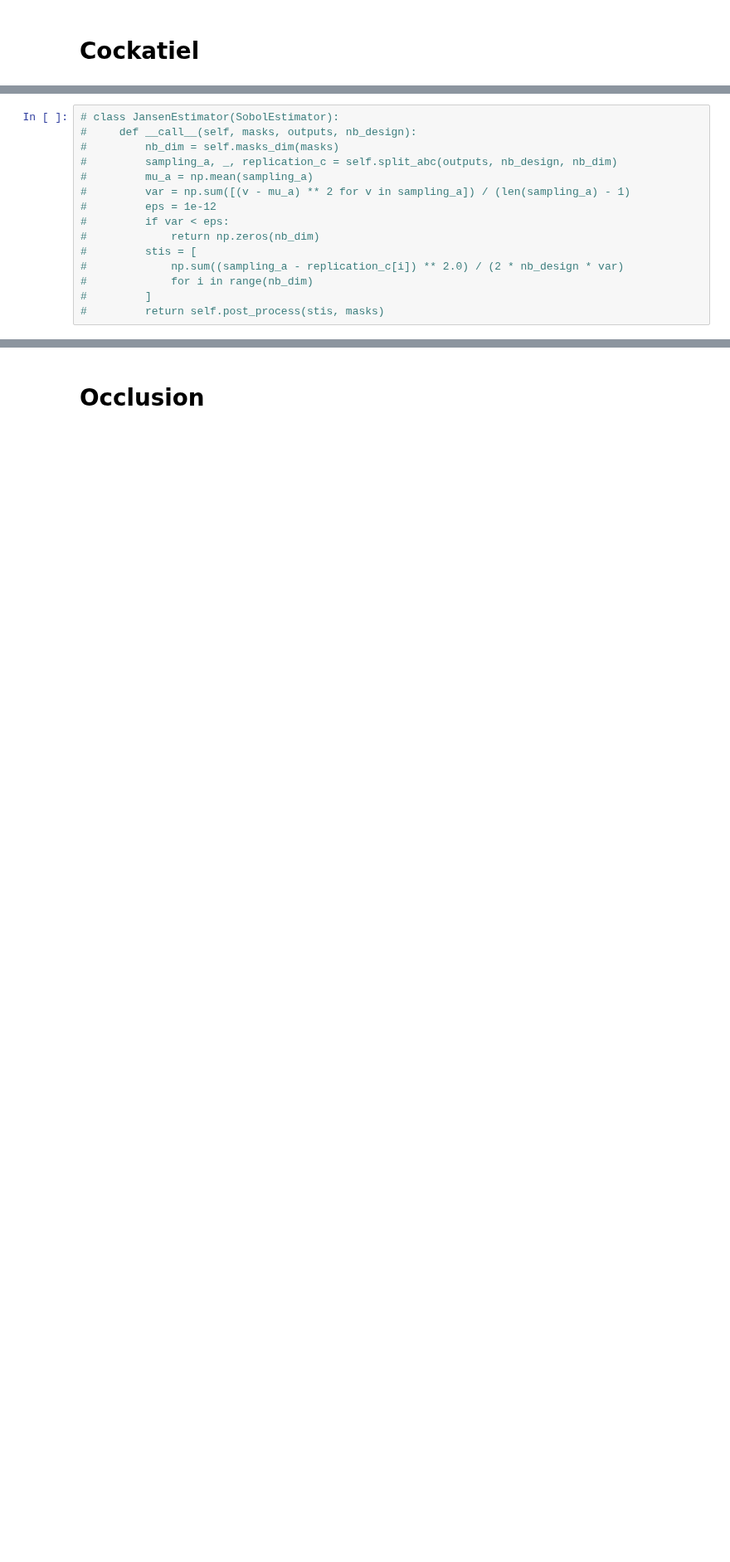
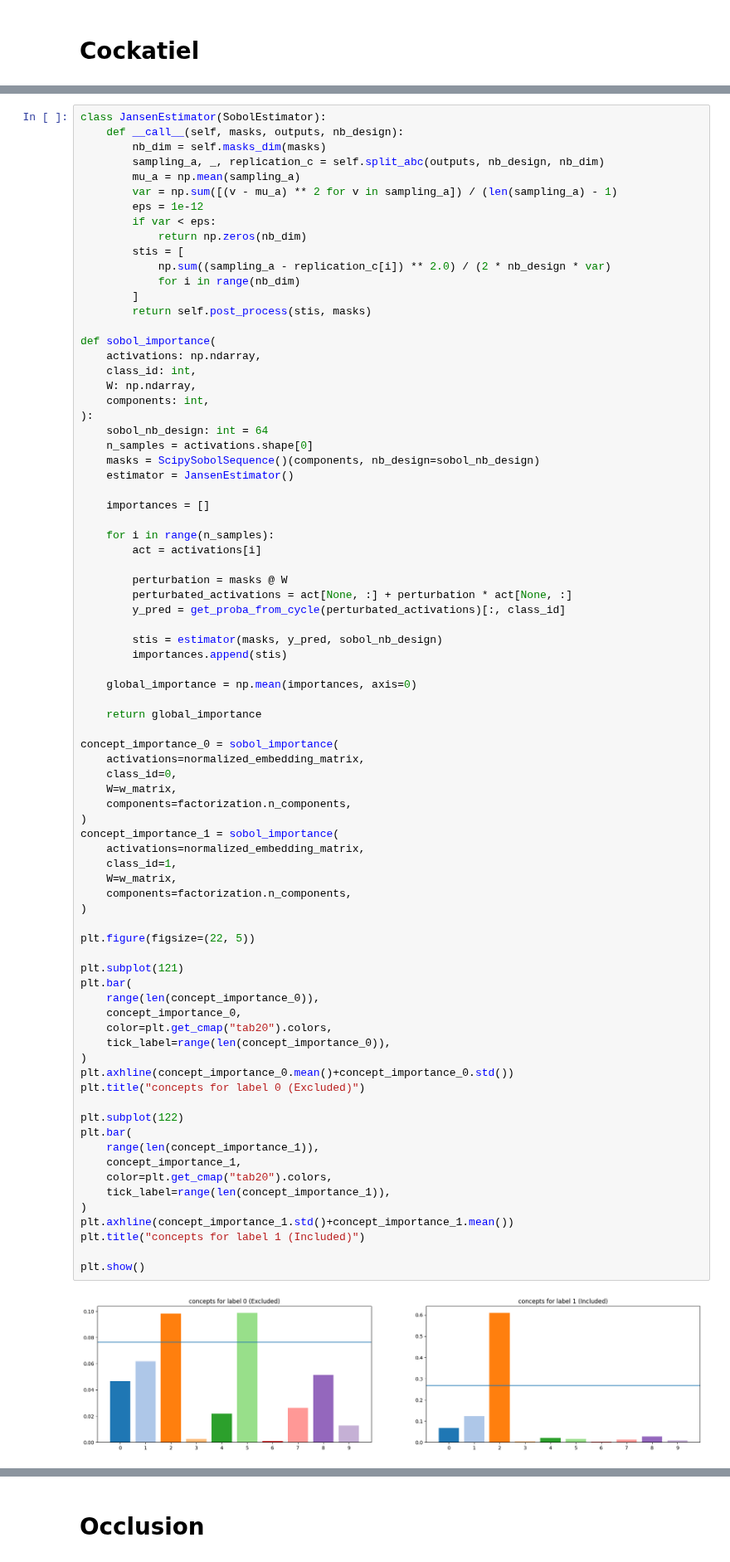
Before and after one commit to jteijema/ASR-XAI, a Jupyter notebook: ASRXAI.ipynb, the cells around one changed output, grey strips where cells are left out. Shown at 83% size. Cells and saved outputs as stored; diff of their text form; blank space fills up the shorter version.

```diff
--- a/ASRXAI.ipynb
+++ b/ASRXAI.ipynb
@@ -98,15 +107,81 @@ n_components = 15
 # %%
-# class JansenEstimator(SobolEstimator):
-#     def __call__(self, masks, outputs, nb_design):
-#         nb_dim = self.masks_dim(masks)
-#         sampling_a, _, replication_c = self.split_abc(outputs, nb_design, nb_dim)
-#         mu_a = np.mean(sampling_a)
-#         var = np.sum([(v - mu_a) ** 2 for v in sampling_a]) / (len(sampling_a) - 1)
-#         eps = 1e-12
-#         if var < eps:
-#             return np.zeros(nb_dim)
-#         stis = [
-#             np.sum((sampling_a - replication_c[i]) ** 2.0) / (2 * nb_design * var)
-#             for i in range(nb_dim)
-#         ]
-#         return self.post_process(stis, masks)
+class JansenEstimator(SobolEstimator):
+    def __call__(self, masks, outputs, nb_design):
+        nb_dim = self.masks_dim(masks)
+        sampling_a, _, replication_c = self.split_abc(outputs, nb_design, nb_dim)
+        mu_a = np.mean(sampling_a)
+        var = np.sum([(v - mu_a) ** 2 for v in sampling_a]) / (len(sampling_a) - 1)
+        eps = 1e-12
+        if var < eps:
+            return np.zeros(nb_dim)
+        stis = [
+            np.sum((sampling_a - replication_c[i]) ** 2.0) / (2 * nb_design * var)
+            for i in range(nb_dim)
+        ]
+        return self.post_process(stis, masks)
+
+def sobol_importance(
+    activations: np.ndarray,
+    class_id: int,
+    W: np.ndarray,
+    components: int,
+):
+    sobol_nb_design: int = 64
+    n_samples = activations.shape[0]
+    masks = ScipySobolSequence()(components, nb_design=sobol_nb_design)
+    estimator = JansenEstimator()
+
+    importances = []
+
+    for i in range(n_samples):
+        act = activations[i]
+
+        perturbation = masks @ W
+        perturbated_activations = act[None, :] + perturbation * act[None, :]
+        y_pred = get_proba_from_cycle(perturbated_activations)[:, class_id]
+
+        stis = estimator(masks, y_pred, sobol_nb_design)
+        importances.append(stis)
+
+    global_importance = np.mean(importances, axis=0)
+
+    return global_importance
+
+concept_importance_0 = sobol_importance(
+    activations=normalized_embedding_matrix,
+    class_id=0,
+    W=w_matrix,
+    components=factorization.n_components,
+)
+concept_importance_1 = sobol_importance(
+    activations=normalized_embedding_matrix,
+    class_id=1,
+    W=w_matrix,
+    components=factorization.n_components,
+)
+
+plt.figure(figsize=(22, 5))
+
+plt.subplot(121)
+plt.bar(
+    range(len(concept_importance_0)),
+    concept_importance_0,
+    color=plt.get_cmap("tab20").colors,
+    tick_label=range(len(concept_importance_0)),
+)
+plt.axhline(concept_importance_0.mean()+concept_importance_0.std())
+plt.title("concepts for label 0 (Excluded)")
+
+plt.subplot(122)
+plt.bar(
+    range(len(concept_importance_1)),
+    concept_importance_1,
+    color=plt.get_cmap("tab20").colors,
+    tick_label=range(len(concept_importance_1)),
+)
+plt.axhline(concept_importance_1.std()+concept_importance_1.mean())
+plt.title("concepts for label 1 (Included)")
+
+plt.show()
+# %% [output]
+[figure, added]
```
Also changed, not shown: parts of 19 cells of this notebook.
